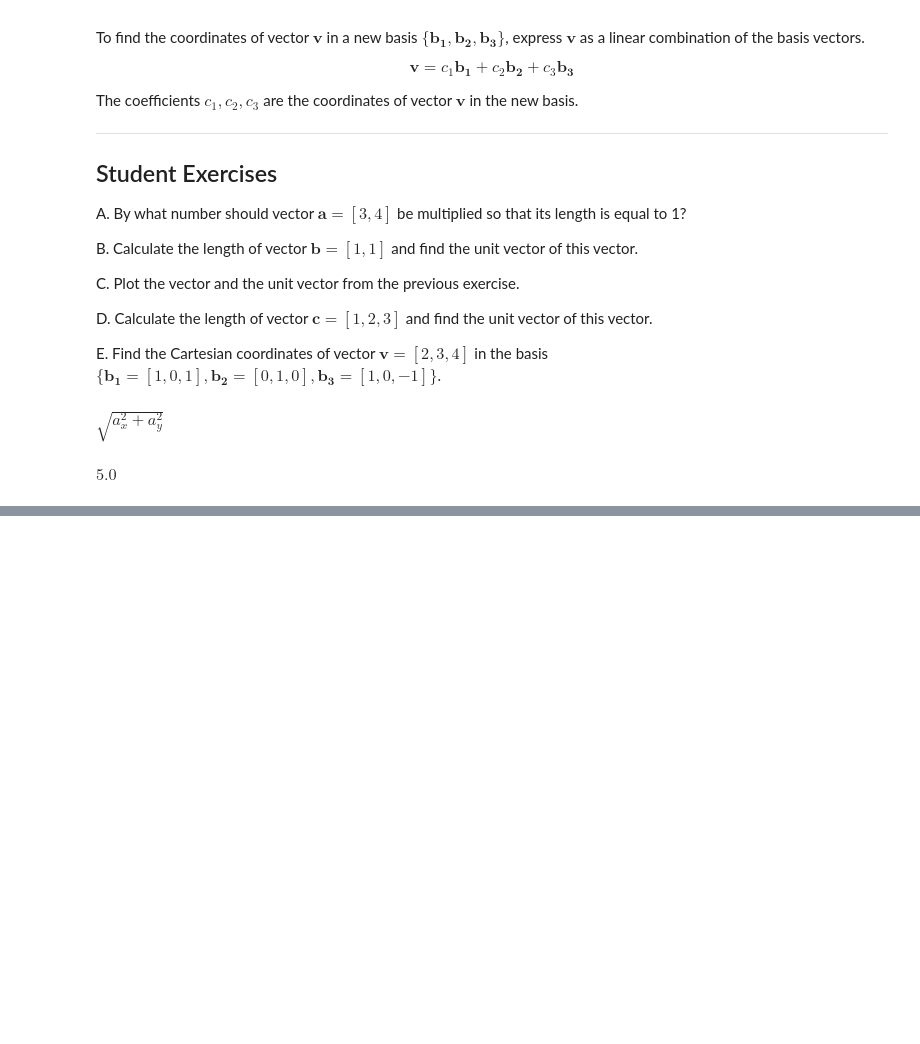
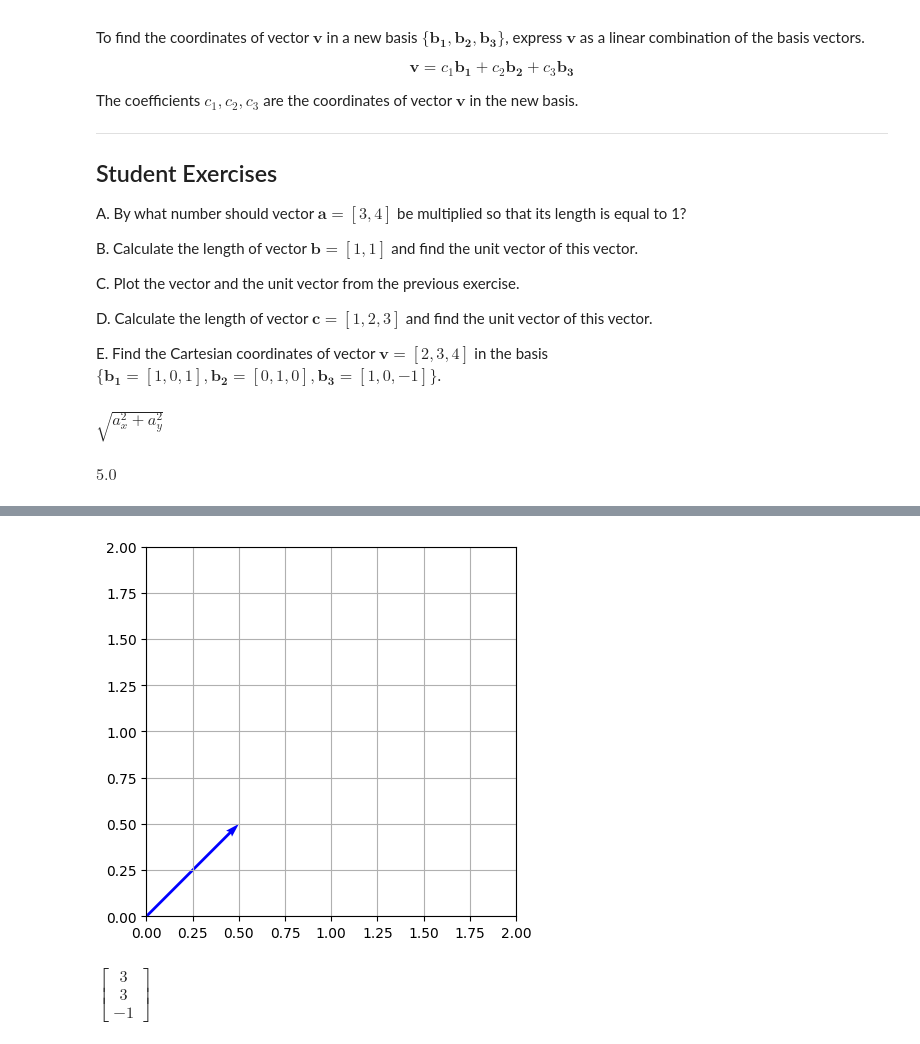
Before and after one commit to Kamrann19/Math-2024-25-Winter, a Jupyter notebook: la_vectors_introduction.ipynb, the cells around one changed output, grey strips where cells are left out. Drawn from its saved outputs; the diff is of its cells as text; code cells hidden in the pictures; blank space fills up the shorter version.

```diff
--- a/la_vectors_introduction.ipynb
+++ b/la_vectors_introduction.ipynb
@@ -247,0 +236,21 @@ print(coordinates)  # Output: [3. 3. -1.]
+# %%
+import numpy as np
+magnitude_b = np.sqrt(b_x*2 + b_y*2)
+unit_vector_b_x = b_x / magnitude_b
+unit_vector_b_y = b_y / magnitude_b
+plt.figure()
+plt.quiver(0, 0, unit_vector_b_x, unit_vector_b_y, angles='xy', scale_units='xy', scale=1, color='b')
+plt.xlim(0, 2)
+plt.ylim(0, 2)
+plt.grid(True)
+plt.gca().set_aspect('equal')
+plt.show()
+# %% [output]
+[figure, added]
+# %%
+b = sp.Matrix([[1, 0, 1], [0, 1, 0], [1, 0, -1]])
+v = sp.Matrix([2, 3, 4])
+c = b.inv() * v
+display(c)
+# %% [output]
+$\displaystyle \left[\begin{matrix}3\\3\\-1\end{matrix}\right]$
```
Also changed, not shown: parts of 9 cells of this notebook.
